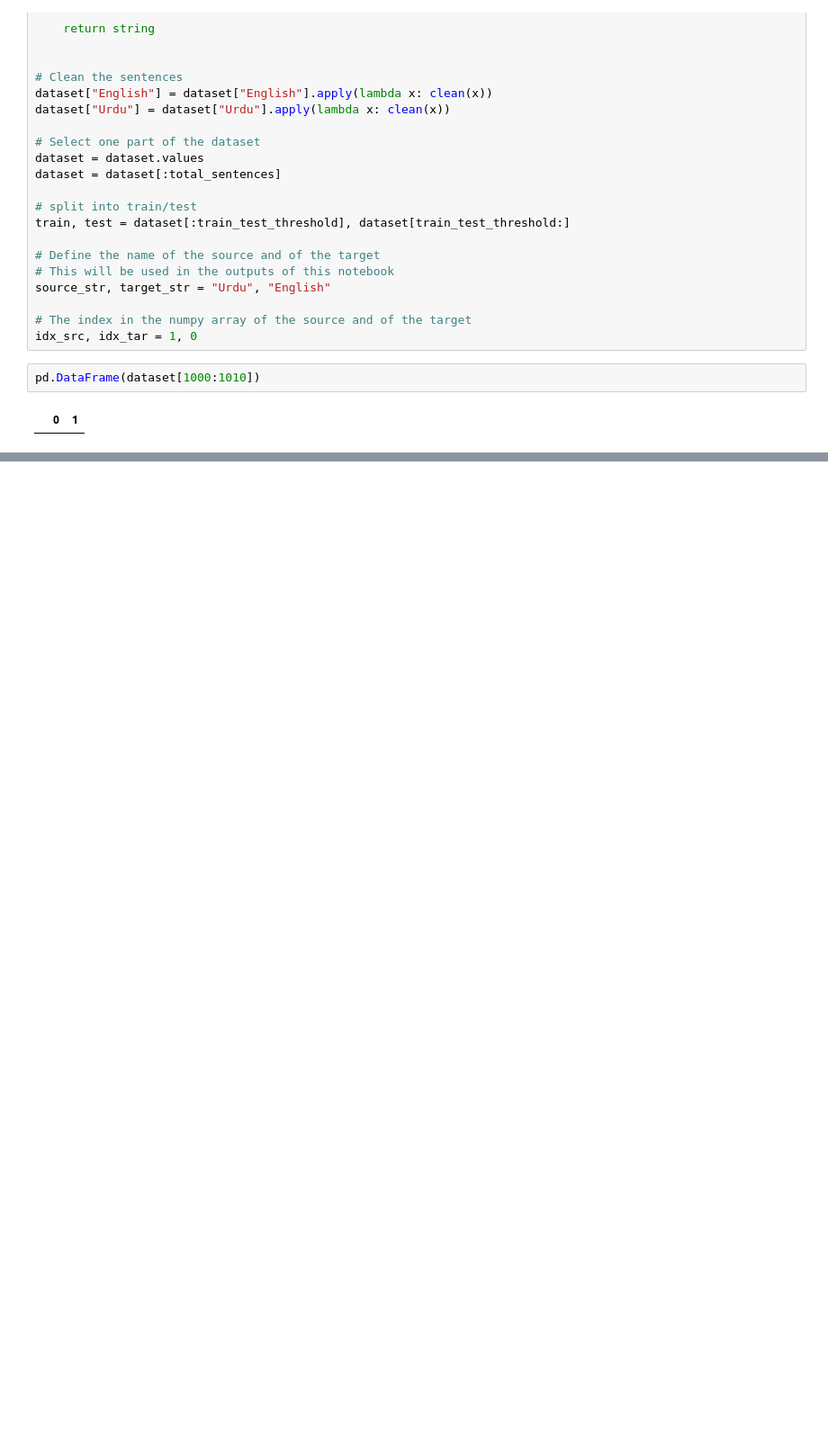
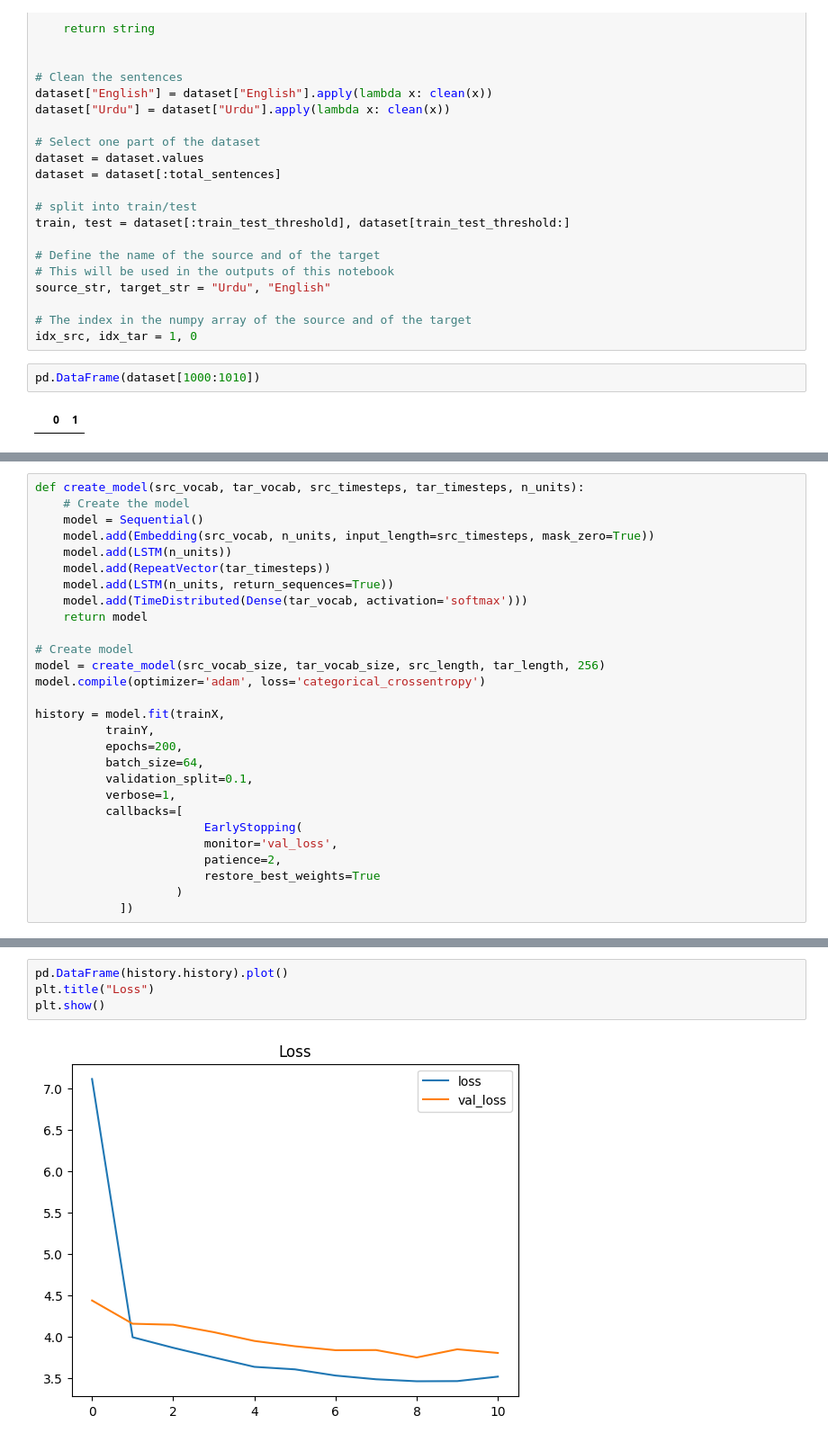
Before and after one commit to abdullahshzd01/Attention-is-all-you-need, a Jupyter notebook: i192012_i190522_i192177_NLP_Project.ipynb, the cells around one changed output, grey strips where cells are left out. Shown at 90% size. Drawn from its saved outputs; the diff is of its cells as text; blank space fills up the shorter version.

```diff
--- a/i192012_i190522_i192177_NLP_Project.ipynb
+++ b/i192012_i190522_i192177_NLP_Project.ipynb
@@ -123,0 +189,28 @@ pd.DataFrame(dataset[1000:1010])
+# %%
+def create_model(src_vocab, tar_vocab, src_timesteps, tar_timesteps, n_units):
+    # Create the model
+    model = Sequential()
+    model.add(Embedding(src_vocab, n_units, input_length=src_timesteps, mask_zero=True))
+    model.add(LSTM(n_units))
+    model.add(RepeatVector(tar_timesteps))
+    model.add(LSTM(n_units, return_sequences=True))
+    model.add(TimeDistributed(Dense(tar_vocab, activation='softmax')))
+    return model
+
+# Create model
+model = create_model(src_vocab_size, tar_vocab_size, src_length, tar_length, 256)
+model.compile(optimizer='adam', loss='categorical_crossentropy')
+
+history = model.fit(trainX,
+          trainY,
+          epochs=200,
+          batch_size=64,
+          validation_split=0.1,
+          verbose=1,
+          callbacks=[
+                        EarlyStopping(
+                        monitor='val_loss',
+                        patience=2,
+                        restore_best_weights=True
+                    )
+            ])
@@ -123,0 +235,6 @@ pd.DataFrame(dataset[1000:1010])
+# %%
+pd.DataFrame(history.history).plot()
+plt.title("Loss")
+plt.show()
+# %% [output]
+[figure, added]
```
Also changed, not shown: parts of 3 cells of this notebook.
